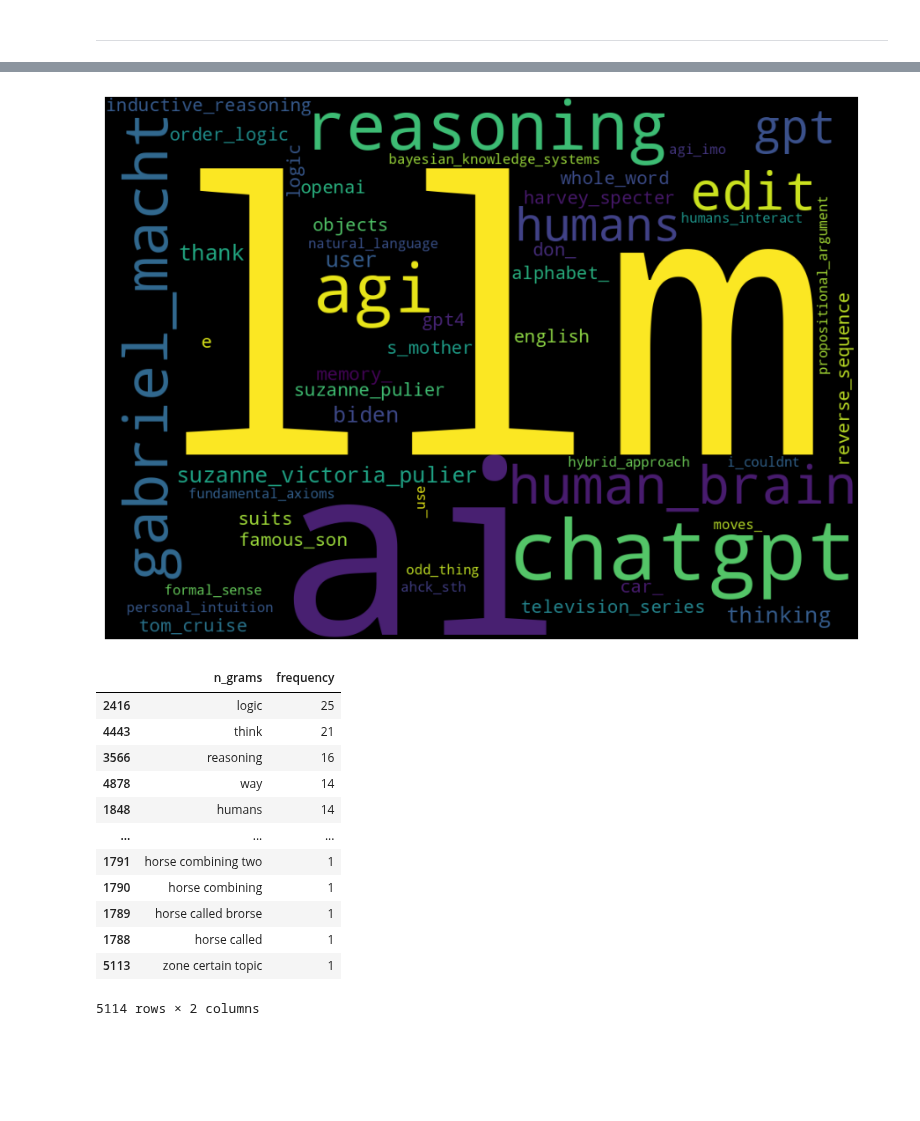
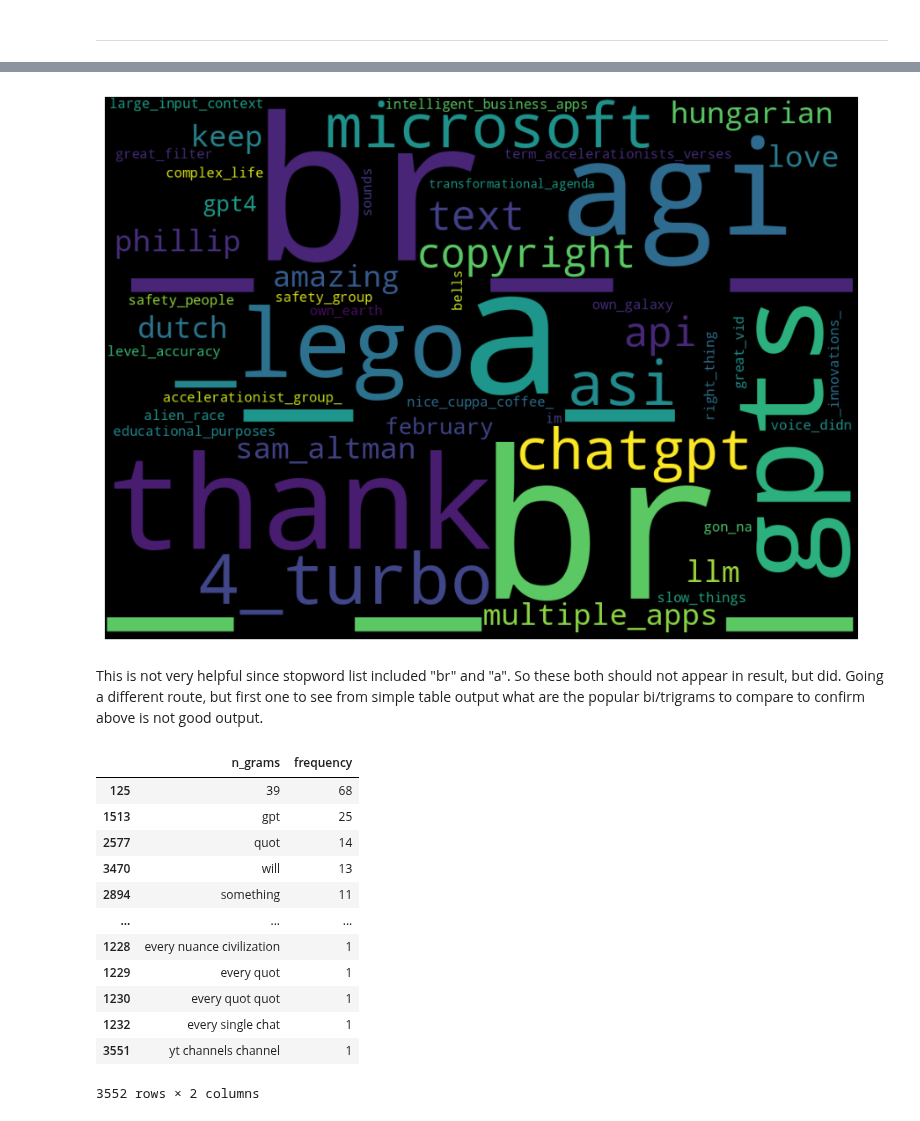
Before and after one commit to mindyng/2023-Business-Projects, a Jupyter notebook: sentiment-analysis-on-llm-chatbots.ipynb, the cells around one changed output, grey strips where cells are left out. Saved outputs shown, nothing was run; the diff lists cells and outputs as text; code cells hidden in the pictures; blank space fills up the shorter version.

Commit message:
Kaggle Notebook | Sentiment Analysis on LLM Chatbots | Version 11

```diff
--- a/sentiment-analysis-on-llm-chatbots.ipynb
+++ b/sentiment-analysis-on-llm-chatbots.ipynb
@@ -96,7 +171,7 @@ youtube = googleapiclient.discovery.build(
 
 request = youtube.commentThreads().list(
     part="snippet",
-    videoId="HrCIWSUXRmo",
+    videoId="RkresCXaVLE",
     maxResults=1000
 )
 response = request.execute()
@@ -368,3 +440,8 @@ stopwords.update(["quot", "br", "B", "S", "t", "39"])
+# %%
+# Decided to include words that were going to common across sentiments such as the subject matter:
+# GPT, AI, youtube
+stopwords = STOPWORDS
+stopwords.update(["br", "https", "href", "v", "rkrescxavle", "amp", "3m10s", "GPT", "GTP4", "AI", "openAI", "ai", "youtube", "watch", "video", "don", "y", "m"])
 # %% [markdown]
 ____
 # %%
@@ -438,36 +519,39 @@ for words in NounPhrases:
 
 # Converting list into a string to plot wordcloud
 NewNounString=' '.join(NewNounList)
 # print('##### Important word combinations ####')
 # print(NewNounString)
 
 ########################################################################
 # Plotting the wordcloud
 %matplotlib inline
 import matplotlib.pyplot as plt
 
 
 from wordcloud import WordCloud, STOPWORDS
 
 # Creating a custom list of stopwords
-customStopwords = list(STOPWORDS) + ["quot", "_br_", "B", "S", "_t", "a_", "_m", "_s", "s_", "b_", "_"]
+customStopwords = list(STOPWORDS) + ["br", "https", "href", "v", "rkrescxavle", "amp", "3m10s", "GPT", "GTP4", "AI", "openAI", "ai", "youtube", "watch", "video", "don", "y", "m"]
 
 wordcloudimage = WordCloud( max_words=50,
                             font_step=2 ,
                             max_font_size=500,
                             stopwords=customStopwords,
                             background_color='black',
                             width=1000,
                             height=720
                           ).generate(NewNounString)
 
 plt.figure(figsize=(20,8))
 plt.imshow(wordcloudimage)
 plt.axis("off")
 plt.show()
 # %% [output]
-[figure, old version]
+[figure, new version]
+# %% [markdown]
+This is not very helpful since stopword list included "br" and "a". So these both should not appear in result, but did. Going a different route, but first one to see from simple table output what are the popular bi/trigrams to compare to confirm above is not good output.
 # %%
+# Testing out alternative multi-gram approach on positive sentiment df first.
 test2 = pos_df.copy()
 
 from sklearn.feature_extraction.text import CountVectorizer
@@ -481,16 +565,16 @@ df_test = df_test[['n_grams', 'frequency']]
 df_test.sort_values(by='frequency', ascending=False)
 # %% [output]
 |  | n_grams | frequency |
-| 2416 | logic | 25 |
-| 4443 | think | 21 |
-| 3566 | reasoning | 16 |
-| 4878 | way | 14 |
-| 1848 | humans | 14 |
+| 125 | 39 | 68 |
+| 1513 | gpt | 25 |
+| 2577 | quot | 14 |
+| 3470 | will | 13 |
+| 2894 | something | 11 |
 | ... | ... | ... |
-| 1791 | horse combining two | 1 |
-| 1790 | horse combining | 1 |
-| 1789 | horse called brorse | 1 |
-| 1788 | horse called | 1 |
-| 5113 | zone certain topic | 1 |
+| 1228 | every nuance civilization | 1 |
+| 1229 | every quot | 1 |
+| 1230 | every quot quot | 1 |
+| 1232 | every single chat | 1 |
+| 3551 | yt channels channel | 1 |
-5114 rows × 2 columns
+3552 rows × 2 columns
 # %%
```
Also changed, not shown: parts of 28 cells of this notebook.
